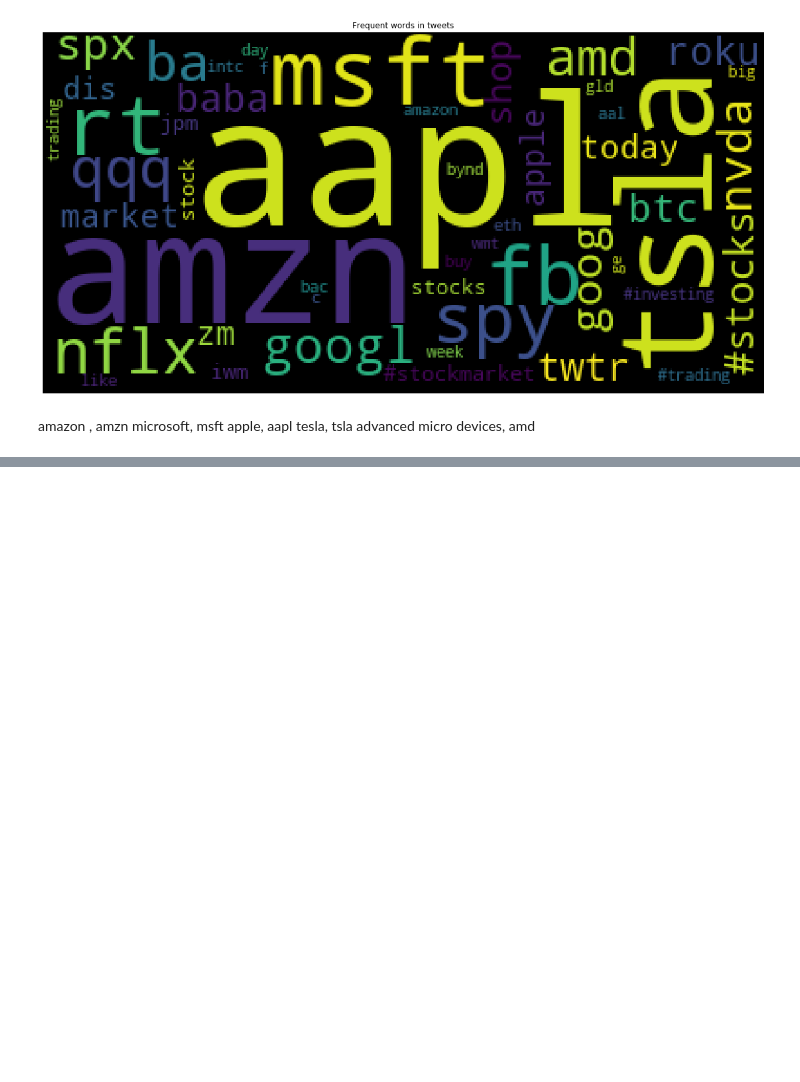
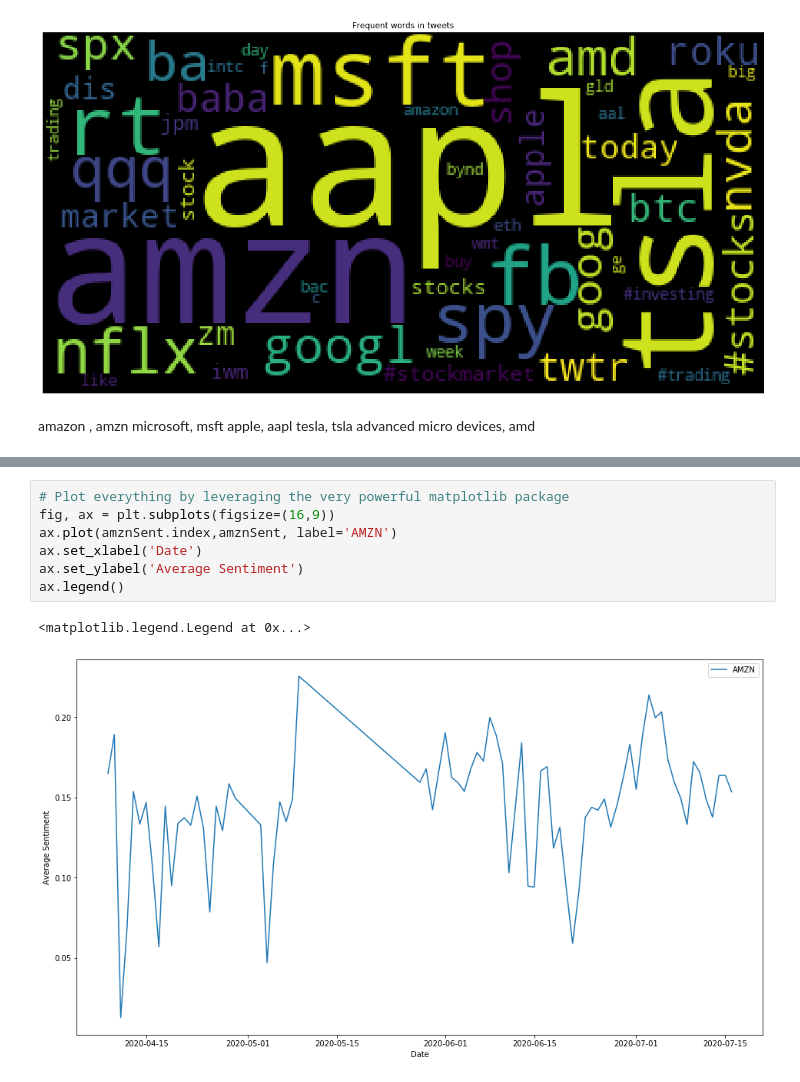
Before and after one commit to lakshyagupta2409/FinancialTweetAnalysis, a Jupyter notebook: TweetsSentiment.ipynb, the cells around one changed output, grey strips where cells are left out. Saved outputs shown, nothing was run; the diff lists cells and outputs as text; blank space fills up the shorter version.

```diff
--- a/TweetsSentiment.ipynb
+++ b/TweetsSentiment.ipynb
@@ -252,0 +336,10 @@ advanced micro devices, amd
+# %%
+# Plot everything by leveraging the very powerful matplotlib package
+fig, ax = plt.subplots(figsize=(16,9))
+ax.plot(amznSent.index,amznSent, label='AMZN')
+ax.set_xlabel('Date')
+ax.set_ylabel('Average Sentiment')
+ax.legend()
+# %% [output]
+<matplotlib.legend.Legend at 0x...>
+[figure, added]
```
Also changed, not shown: parts of 14 cells of this notebook.
